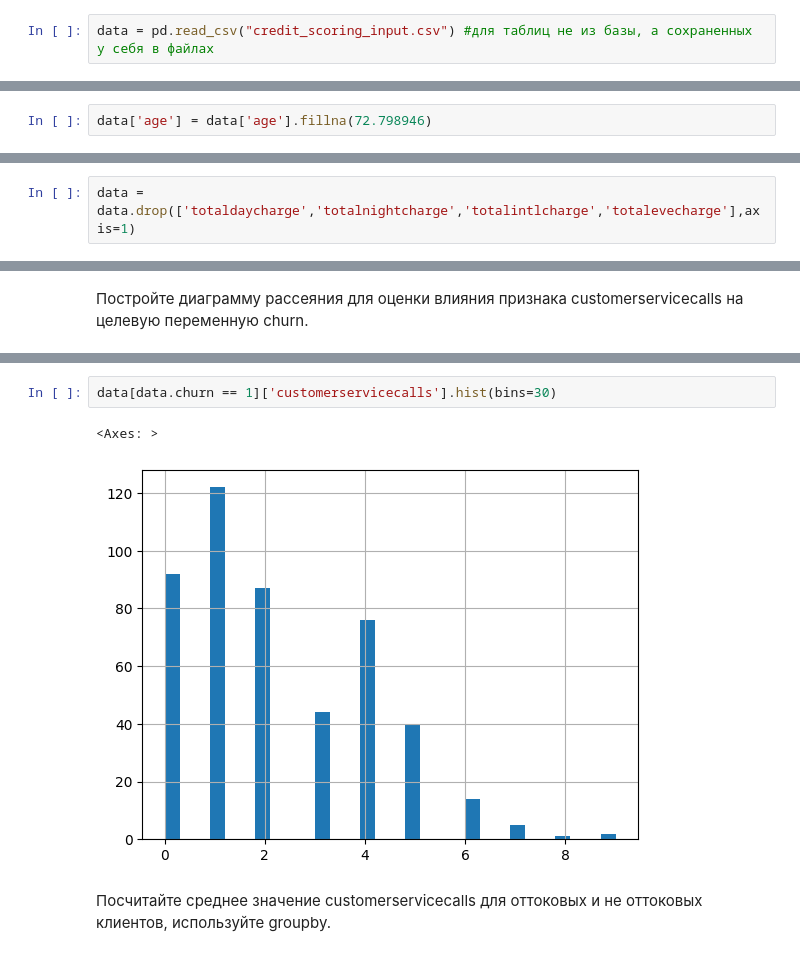
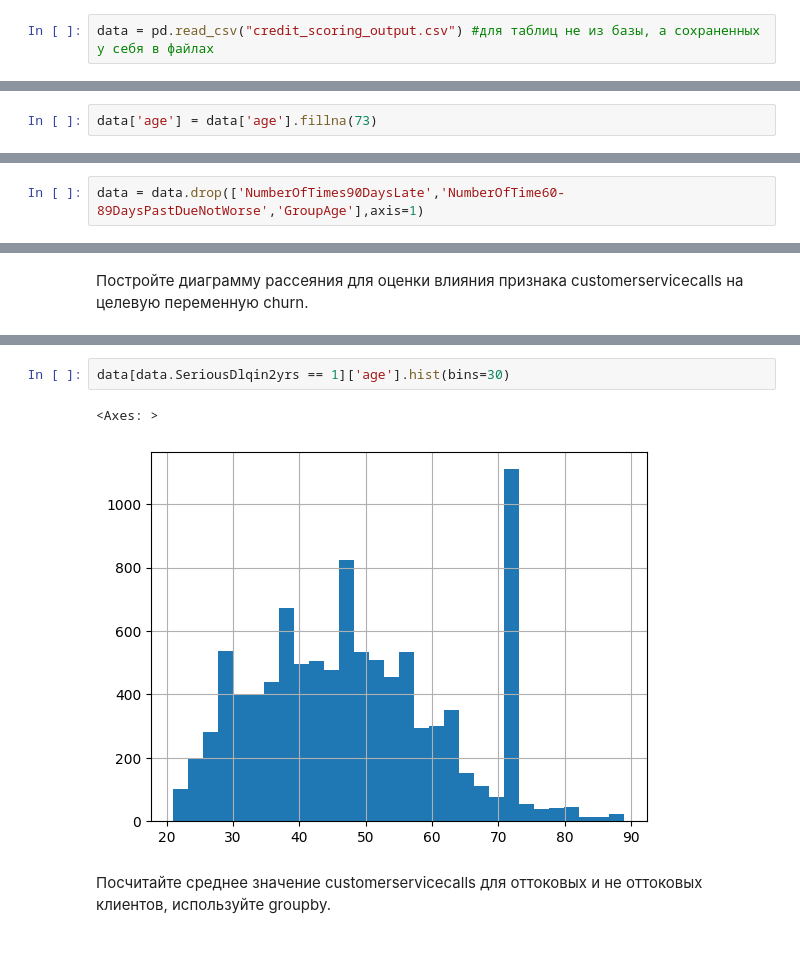
Before and after one commit to MogY23/HSE_project_credit_score_23, a Jupyter notebook: CS_ver_of_MY.ipynb, the cells around one changed output, grey strips where cells are left out. Cells and saved outputs as stored; diff of their text form.

```diff
--- a/CS_ver_of_MY.ipynb
+++ b/CS_ver_of_MY.ipynb
@@ -171,2 +166,2 @@ data.to_csv("credit_scoring_input.csv", index=False) #сохраняем таб
 # %%
-data = pd.read_csv("credit_scoring_input.csv") #для таблиц не из базы, а сохраненных у себя в файлах
+data = pd.read_csv("credit_scoring_output.csv") #для таблиц не из базы, а сохраненных у себя в файлах
@@ -278,5 +278,5 @@ Name: GroupAge, dtype: int64
 # %%
-data['age'] = data['age'].fillna(72.798946)
+data['age'] = data['age'].fillna(73)
 # %% [markdown]
 Удаляем нереалистичные данные
 # %%
@@ -439,5 +430,5 @@ corr.style.background_gradient(cmap='coolwarm')
 # %%
-data = data.drop(['totaldaycharge','totalnightcharge','totalintlcharge','totalevecharge'],axis=1)
+data = data.drop(['NumberOfTimes90DaysLate','NumberOfTime60-89DaysPastDueNotWorse','GroupAge'],axis=1)
 # %%
 for col in data.columns:
     try:
@@ -495,8 +501,8 @@ data[data.churn == 0]['customerservicecalls'].hist(bins=30)
 # %%
-data[data.churn == 1]['customerservicecalls'].hist(bins=30)
+data[data.SeriousDlqin2yrs == 1]['age'].hist(bins=30)
 # %% [output]
 <Axes: >
-[figure, old version]
+[figure, new version]
 # %% [markdown]
 Посчитайте среднее значение customerservicecalls для оттоковых и не оттоковых клиентов, используйте groupby.
 # %%
```
Also changed, not shown: parts of 58 cells of this notebook.
